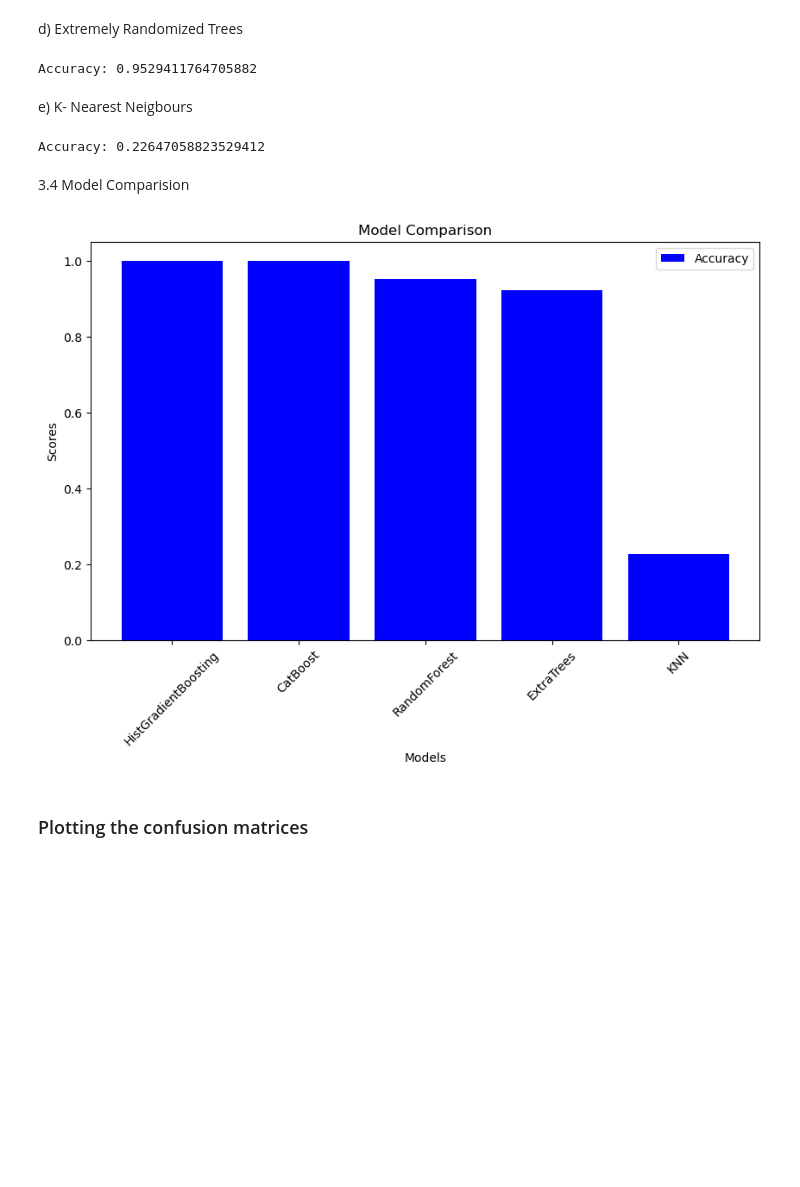
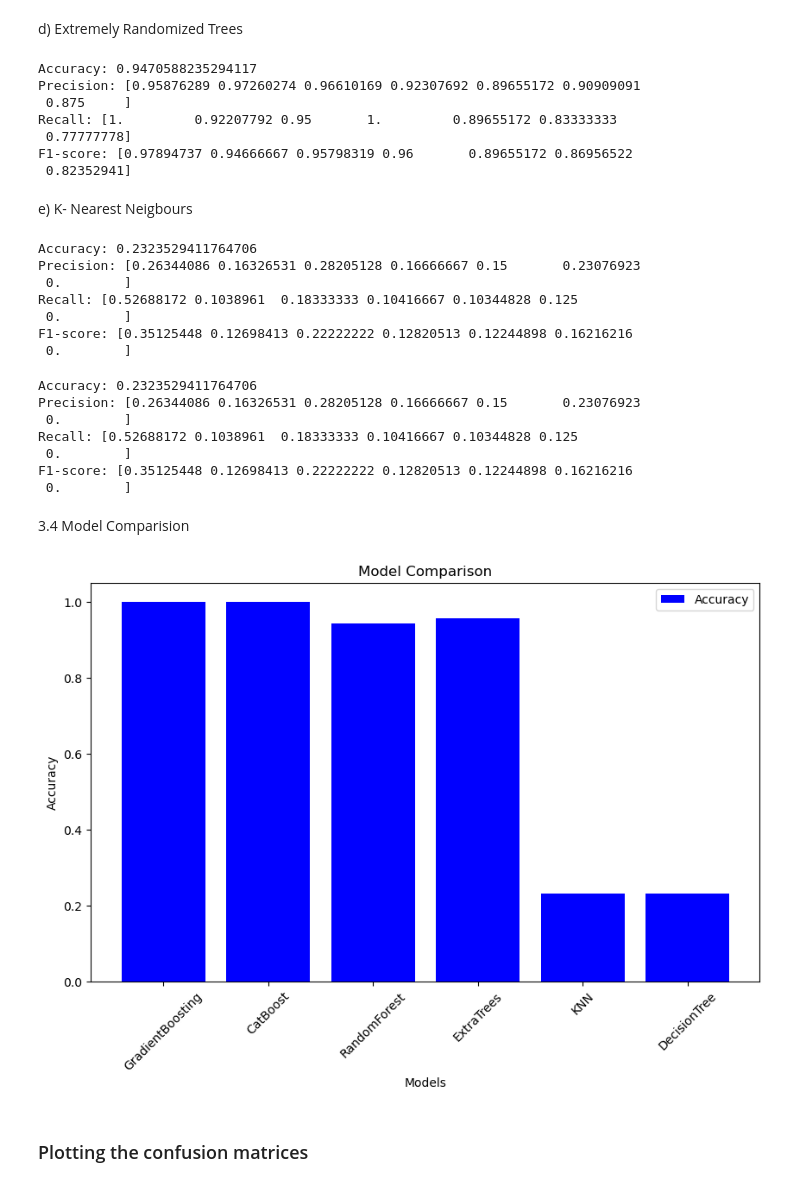
Before and after one commit to Awesomo1/Earthquake-Project, a Jupyter notebook: Earthquake_Modeling_with_badness_value.ipynb, the cells around one changed output. Cells and saved outputs as stored; diff of their text form; code cells hidden in the pictures; blank space fills up the shorter version.

Commit message:
added more scores for meassuring model performance

```diff
--- a/Earthquake_Modeling_with_badness_value.ipynb
+++ b/Earthquake_Modeling_with_badness_value.ipynb
@@ -101,18 +104,12 @@ def categorize_badness(row):
         return 3
     elif row < 0.4:
         return 4
-    elif row < 0.5:
+    elif row < 0.6:
         return 5
-    elif row < 0.6:
+    elif row < 0.8:
         return 6
-    elif row < 0.7:
+    else:
         return 7
-    elif row < 0.8:
-        return 8
-    elif row < 0.9:
-        return 9
-    else:
-        return 10
 # %%
 df["Badness_Category"]  = df["badness_value"]
 df["Badness_Category"] = df["Badness_Category"].apply(lambda row: categorize_badness(row))
@@ -238,9 +292,22 @@ est_extratrees = ExtraTreesClassifier().fit(x_train, y_train)
 predictions_extratrees = est_extratrees.predict(x_test)
 
 accuracy = accuracy_score(y_test, predictions_extratrees)
+precision = precision_score(y_test, predictions_extratrees, average=None)
+recall = recall_score(y_test, predictions_extratrees, average=None)
+f1 = f1_score(y_test, predictions_extratrees, average=None)
+
 print("Accuracy:", accuracy)
+print("Precision:", precision)
+print("Recall:", recall)
+print("F1-score:", f1)
 # %% [output]
-Accuracy: 0.9529411764705882
+Accuracy: 0.9470588235294117
+Precision: [0.95876289 0.97260274 0.96610169 0.92307692 0.89655172 0.90909091
+ 0.875     ]
+Recall: [1.         0.92207792 0.95       1.         0.89655172 0.83333333
+ 0.77777778]
+F1-score: [0.97894737 0.94666667 0.95798319 0.96       0.89655172 0.86956522
+ 0.82352941]
 # %% [markdown]
 e) K- Nearest Neigbours
 # %%
@@ -250,28 +317,63 @@ est_knn = KNeighborsClassifier().fit(x_train, y_train)
 predictions_knn = est_knn.predict(x_test)
 
 accuracy = accuracy_score(y_test, predictions_knn)
+precision = precision_score(y_test, predictions_knn, average=None)
+recall = recall_score(y_test, predictions_knn, average=None)
+f1 = f1_score(y_test, predictions_knn, average=None)
+
 print("Accuracy:", accuracy)
+print("Precision:", precision)
+print("Recall:", recall)
+print("F1-score:", f1)
 # %% [output]
-Accuracy: 0.22647058823529412
+Accuracy: 0.2323529411764706
+Precision: [0.26344086 0.16326531 0.28205128 0.16666667 0.15       0.23076923
+ 0.        ]
+Recall: [0.52688172 0.1038961  0.18333333 0.10416667 0.10344828 0.125
+ 0.        ]
+F1-score: [0.35125448 0.12698413 0.22222222 0.12820513 0.12244898 0.16216216
+ 0.        ]
+# %%
+est_DT = DecisionTreeClassifier().fit(x_train, y_train)
+
+predictions_DT = est_knn.predict(x_test)
+
+accuracy = accuracy_score(y_test, predictions_DT)
+precision = precision_score(y_test, predictions_DT, average=None)
+recall = recall_score(y_test, predictions_DT, average=None)
+f1 = f1_score(y_test, predictions_DT, average=None)
+
+print("Accuracy:", accuracy)
+print("Precision:", precision)
+print("Recall:", recall)
+print("F1-score:", f1)
+# %% [output]
+Accuracy: 0.2323529411764706
+Precision: [0.26344086 0.16326531 0.28205128 0.16666667 0.15       0.23076923
+ 0.        ]
+Recall: [0.52688172 0.1038961  0.18333333 0.10416667 0.10344828 0.125
+ 0.        ]
+F1-score: [0.35125448 0.12698413 0.22222222 0.12820513 0.12244898 0.16216216
+ 0.        ]
 # %% [markdown]
 3.4 Model Comparision
 # %%
 # Define the model names and corresponding scores
-model_names = ['HistGradientBoosting', 'CatBoost', 'RandomForest', 'ExtraTrees', 'KNN']
-accuracys = [accuracy_score(y_test, predictions), accuracy_score(y_test, predictions_catboost), accuracy_score(y_test, predictions_extratrees), accuracy_score(y_test, predictions_randomforest), accuracy_score(y_test, predictions_knn)]
+model_names = ['GradientBoosting', 'CatBoost', 'RandomForest', 'ExtraTrees', 'KNN', "DecisionTree"]
+accuracys = [accuracy_score(y_test, predictions), accuracy_score(y_test, predictions_catboost), accuracy_score(y_test, predictions_extratrees), accuracy_score(y_test, predictions_randomforest), accuracy_score(y_test, predictions_knn),accuracy_score(y_test, predictions_DT)]
 
 # Create a bar plot
 plt.figure(figsize=(10, 6))
 plt.bar(model_names, accuracys, color='blue', label='Accuracy')
 plt.xlabel('Models')
-plt.ylabel('Scores')
+plt.ylabel('Accuracy')
 plt.title('Model Comparison')
 plt.legend()
 plt.xticks(rotation=45)
 
 plt.show()
 # %% [output]
-[figure, old version]
+[figure, new version]
 # %% [markdown]
 ### Plotting the confusion matrices
 # %%
```
Also changed, not shown: parts of 11 cells of this notebook, 4 other files.
